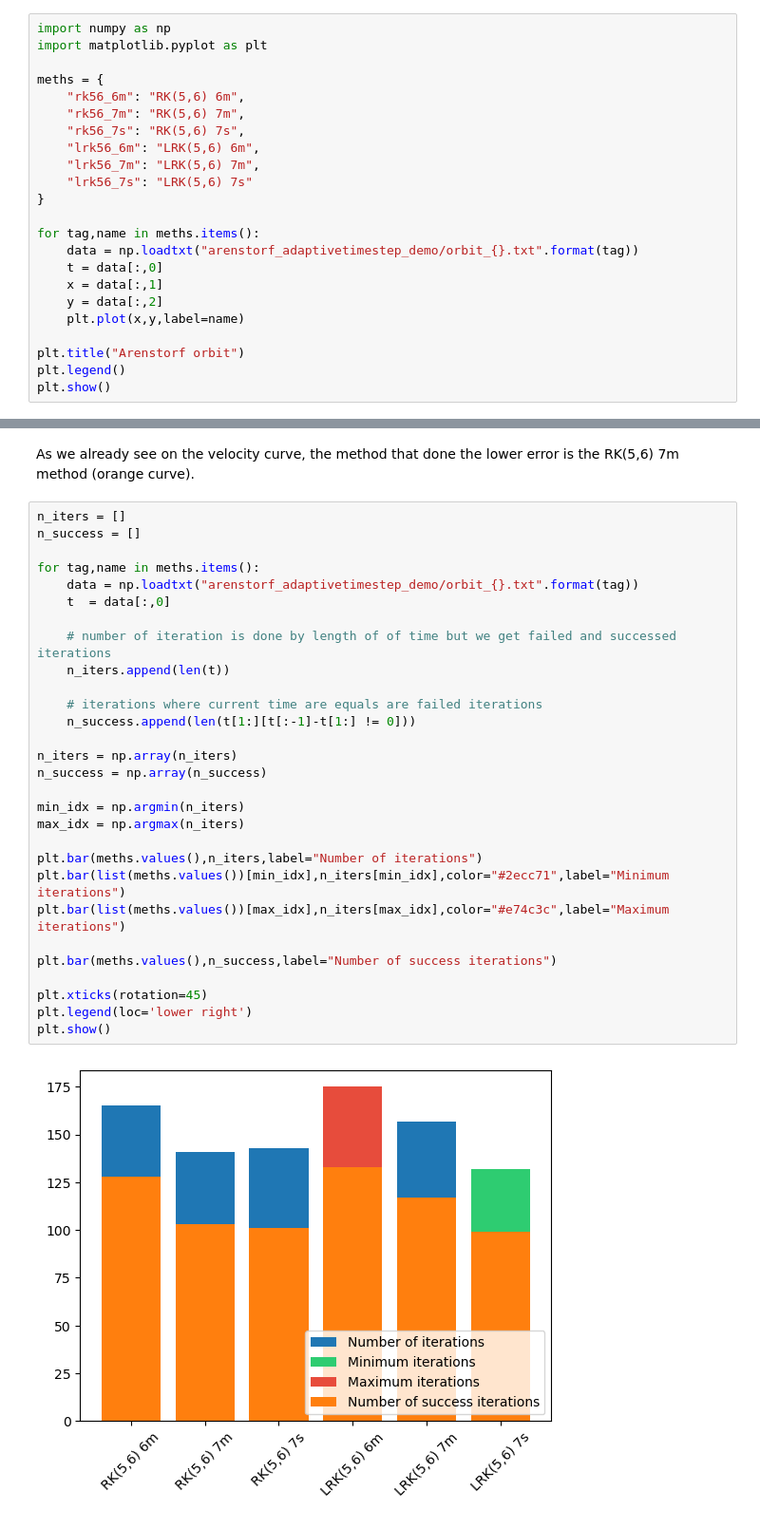
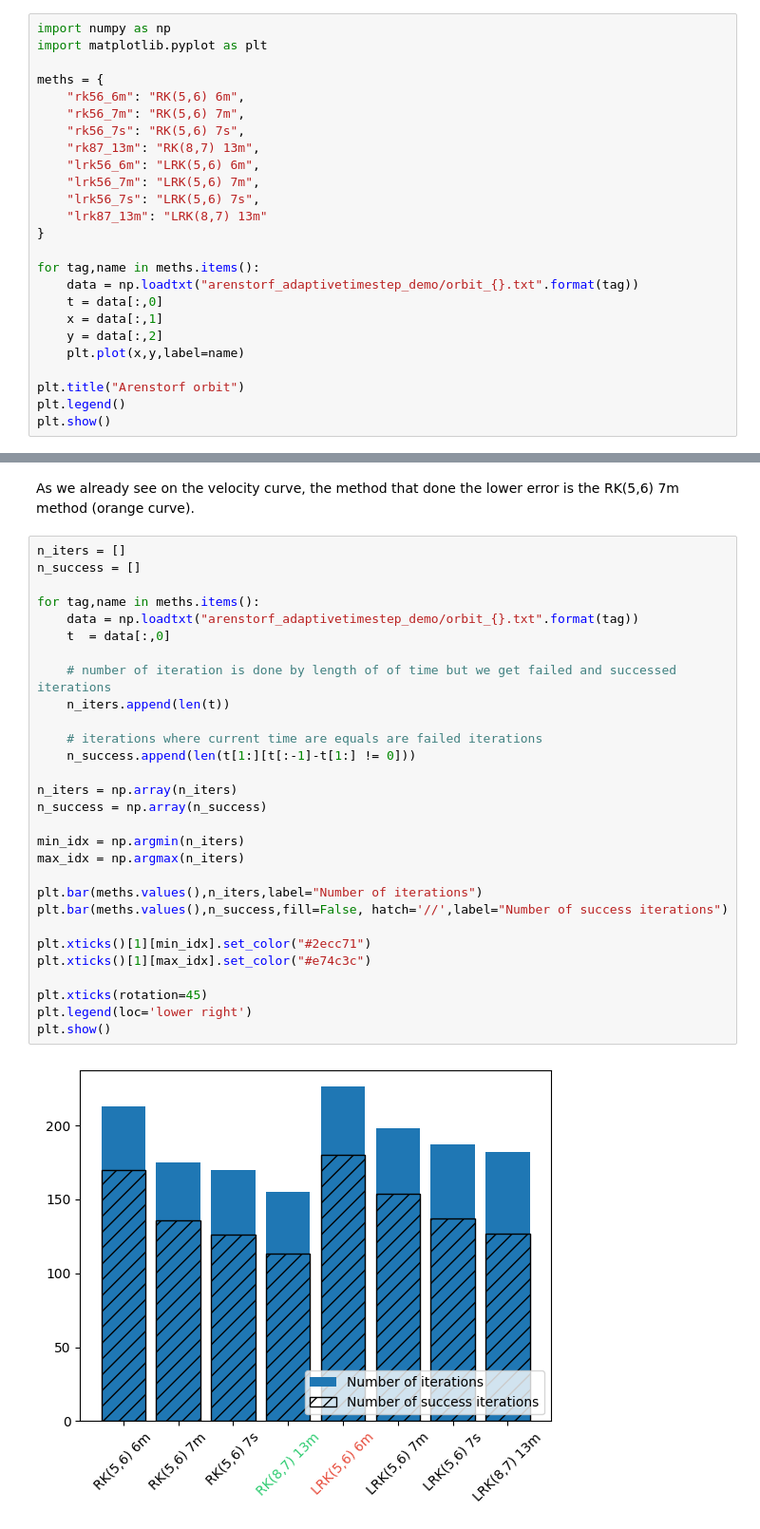
Before and after one commit to hpc-maths/ponio, a Jupyter notebook: ponio/notebooks/arenstorf_adaptivetimestep.ipynb, the cells around one changed output, grey strips where cells are left out. Shown: that part at 95% size. Cells and saved outputs as stored; diff of their text form.

```diff
--- a/ponio/notebooks/arenstorf_adaptivetimestep.ipynb
+++ b/ponio/notebooks/arenstorf_adaptivetimestep.ipynb
@@ -270,9 +272,11 @@ meths = {
     "rk56_6m": "RK(5,6) 6m",
     "rk56_7m": "RK(5,6) 7m",
     "rk56_7s": "RK(5,6) 7s",
+    "rk87_13m": "RK(8,7) 13m",
     "lrk56_6m": "LRK(5,6) 6m",
     "lrk56_7m": "LRK(5,6) 7m",
-    "lrk56_7s": "LRK(5,6) 7s"
+    "lrk56_7s": "LRK(5,6) 7s",
+    "lrk87_13m": "LRK(8,7) 13m"
 }
 
 for tag,name in meths.items():
@@ -363,34 +367,34 @@ As we already see on the velocity curve, the method that done the lower error is
 # %%
 n_iters = []
 n_success = []
 
 for tag,name in meths.items():
     data = np.loadtxt("arenstorf_adaptivetimestep_demo/orbit_{}.txt".format(tag))
     t  = data[:,0]
 
     # number of iteration is done by length of of time but we get failed and successed iterations
     n_iters.append(len(t))
 
     # iterations where current time are equals are failed iterations
     n_success.append(len(t[1:][t[:-1]-t[1:] != 0]))
 
 n_iters = np.array(n_iters)
 n_success = np.array(n_success)
 
 min_idx = np.argmin(n_iters)
 max_idx = np.argmax(n_iters)
 
 plt.bar(meths.values(),n_iters,label="Number of iterations")
-plt.bar(list(meths.values())[min_idx],n_iters[min_idx],color="#2ecc71",label="Minimum iterations")
-plt.bar(list(meths.values())[max_idx],n_iters[max_idx],color="#e74c3c",label="Maximum iterations")
+plt.bar(meths.values(),n_success,fill=False, hatch='//',label="Number of success iterations")
 
-plt.bar(meths.values(),n_success,label="Number of success iterations")
+plt.xticks()[1][min_idx].set_color("#2ecc71")
+plt.xticks()[1][max_idx].set_color("#e74c3c")
 
 plt.xticks(rotation=45)
 plt.legend(loc='lower right')
 plt.show()
 # %% [output]
-[figure, old version]
+[figure, new version]
 # %%
 percent = 100*n_success/n_iters
 
```
Also changed, not shown: parts of 6 cells of this notebook, 49 other files.
